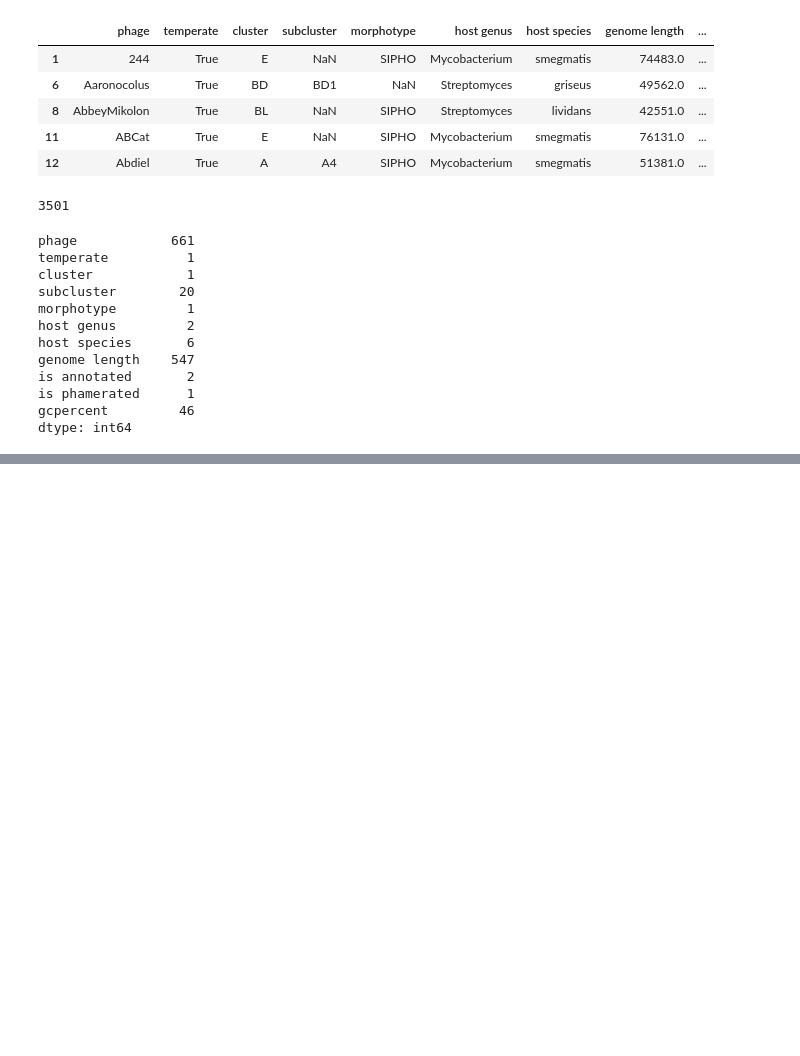
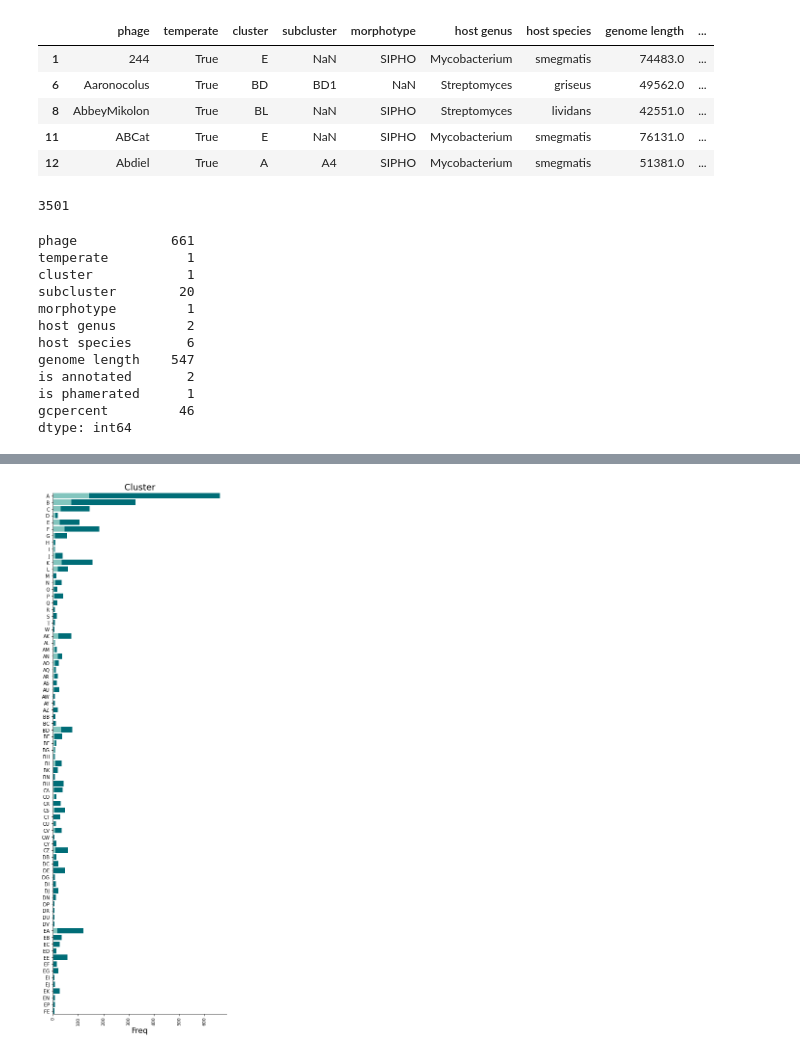
Before and after one commit to sky123martin/PhageOne, a Jupyter notebook: research_notebooks/11-18 General Phage Analysis.ipynb, the cells around one changed output, grey strips where cells are left out. Cells and saved outputs as stored; diff of their text form; code cells hidden in the pictures; blank space fills up the shorter version.

```diff
--- a/research_notebooks/11-18 General Phage Analysis.ipynb
+++ b/research_notebooks/11-18 General Phage Analysis.ipynb
@@ -54 +98,32 @@ dtype: int64
+# %%
+annotated_clusters = list(df_annotated_phages["cluster"].values)
+all_clusters = list(df_phages["cluster"].values)
+
+unique_clusters = [i for i in df_phages["cluster"].unique() if all_clusters.count(i)>5]
+single_letter_cluster = list(sorted([i for i in unique_clusters if str(i) != 'nan' and len(i)==1],reverse=True))
+double_letter_cluster = list(sorted([i for i in unique_clusters if str(i) != 'nan' and len(i)==2],reverse=True))
+
+
+unique_clusters = double_letter_cluster + single_letter_cluster
+
+
+fig = plt.figure(figsize = (5,15))
+ax = fig.add_axes([0,0,1,1])
+
+#annotated
+
+cluster_counts = [all_clusters.count(i) for i in unique_clusters]
+ax.barh(unique_clusters, cluster_counts, color ="#006d77", label = "unannotated", height=0.8)
+
+# total
+cluster_counts = [annotated_clusters.count(i) for i in unique_clusters]
+ax.barh(unique_clusters, cluster_counts, color ="#83c5be", alpha = 1, label = "annotated", height=0.8)
+plt.xticks(rotation='vertical', fontsize = 9)
+plt.xlabel("Freq", fontsize = 16)
+plt.title("Cluster", fontsize = 18)
+ax.margins(0.04, 0)
+sns.despine()
+plt.show()
+# %% [output]
+[figure, added]
 # %%
```
Also changed, not shown: parts of 11 cells of this notebook, 14 other files.
